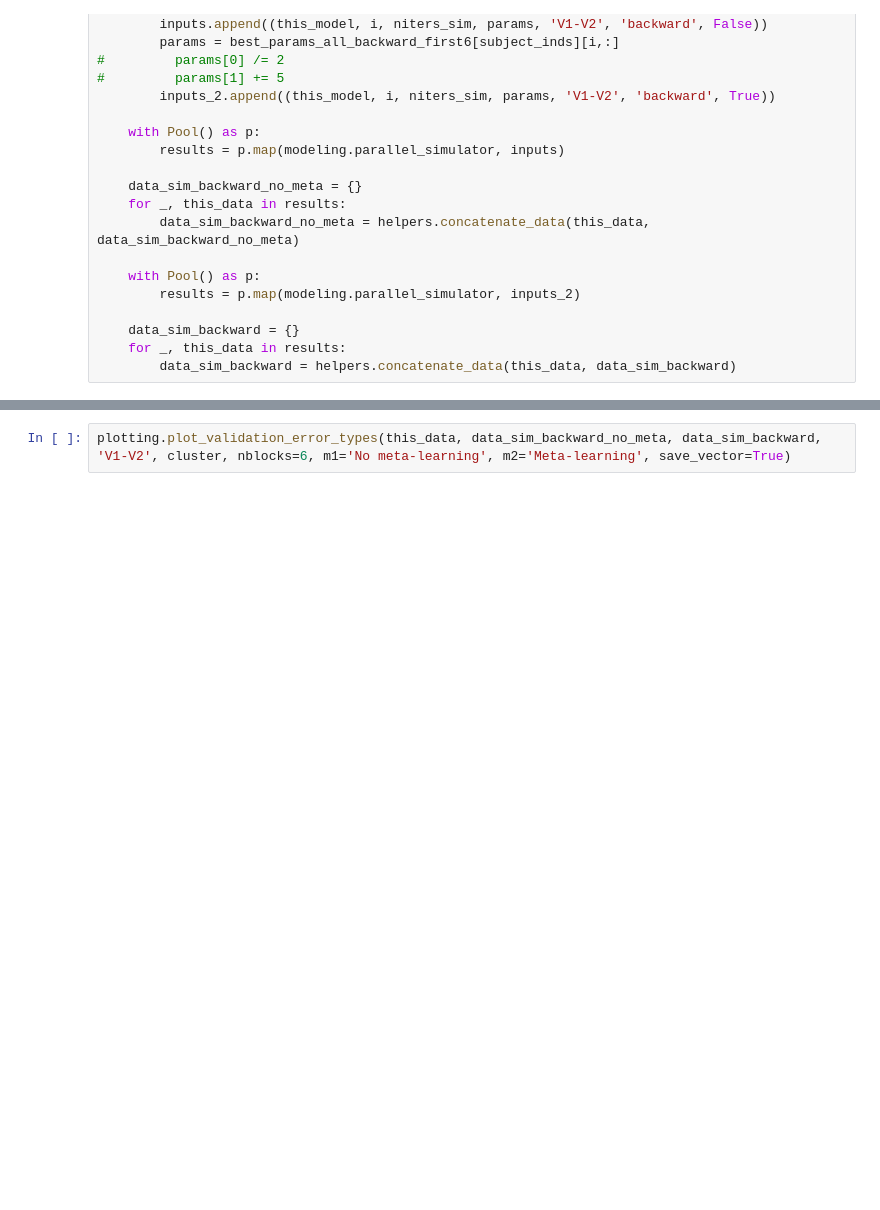
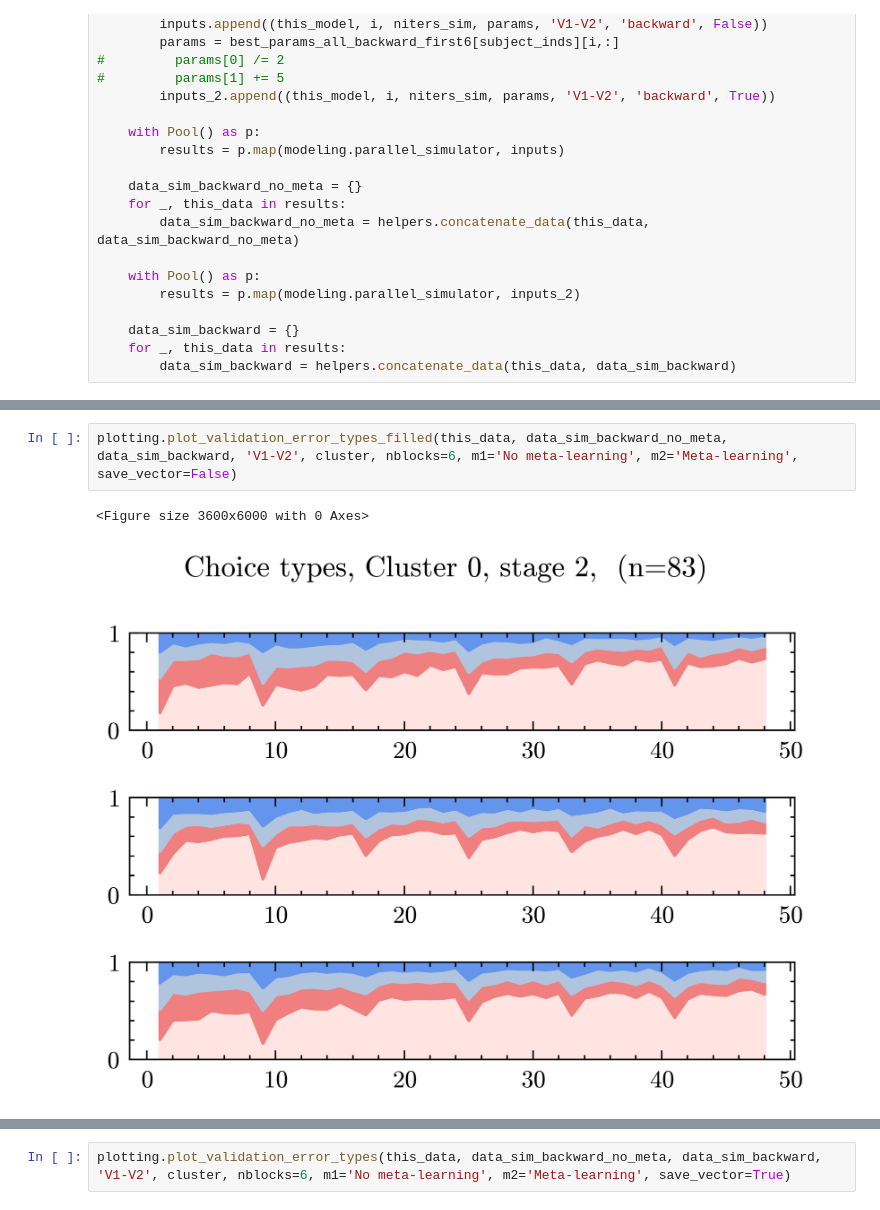
Before and after one commit to jl3676/learning_hierarchy, a Jupyter notebook: fit_models_first6.ipynb, the cells around one changed output, grey strips where cells are left out. Drawn from its saved outputs; the diff is of its cells as text; blank space fills up the shorter version.

```diff
--- a/fit_models_first6.ipynb
+++ b/fit_models_first6.ipynb
@@ -205,0 +206,5 @@ plotting.plot_validation_n_presses(this_data, data_sim_backward_no_meta, data_si
+# %%
+plotting.plot_validation_error_types_filled(this_data, data_sim_backward_no_meta, data_sim_backward, 'V1-V2', cluster, nblocks=6, m1='No meta-learning', m2='Meta-learning', save_vector=False)
+# %% [output]
+<Figure size 3600x6000 with 0 Axes>
+[figure, added]
```
Also changed, not shown: parts of 3 cells of this notebook, 2 other files.
